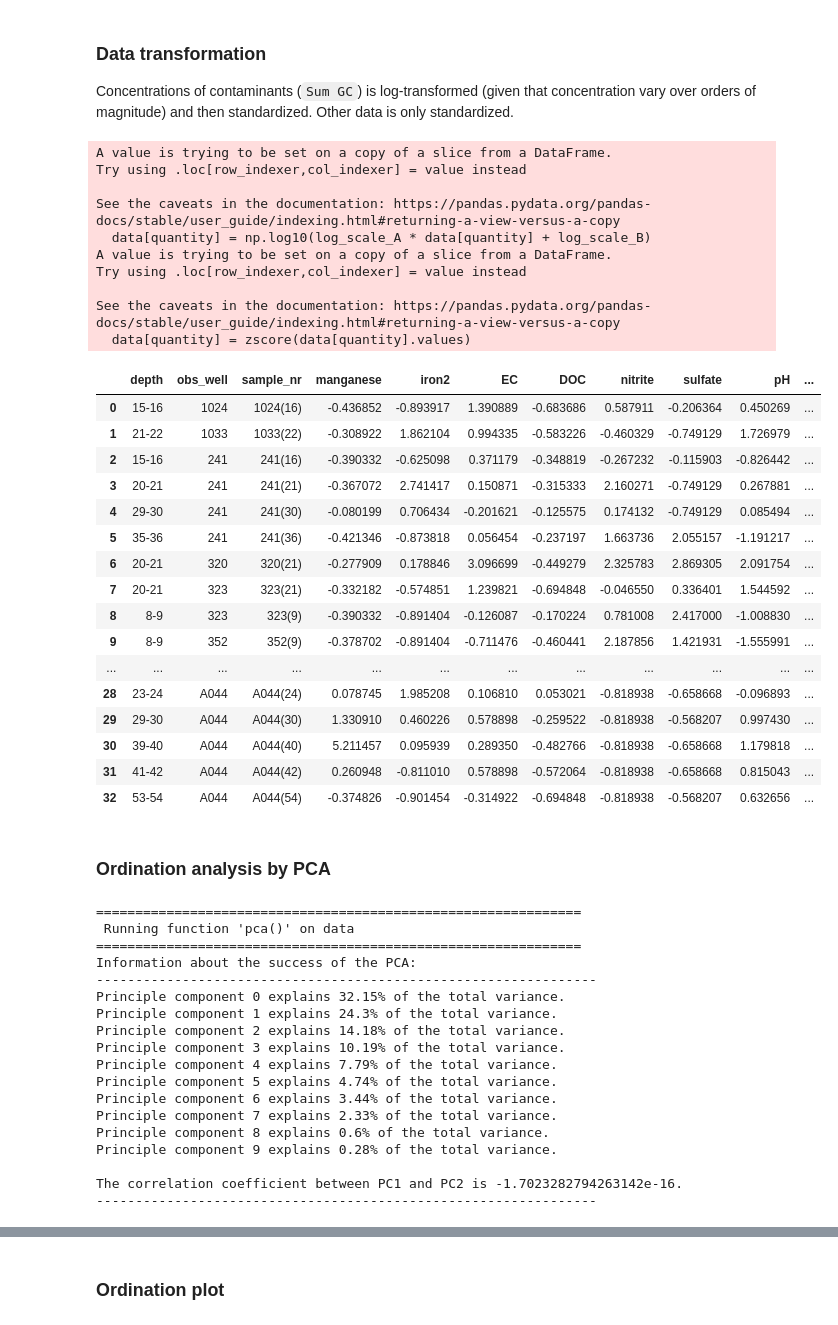
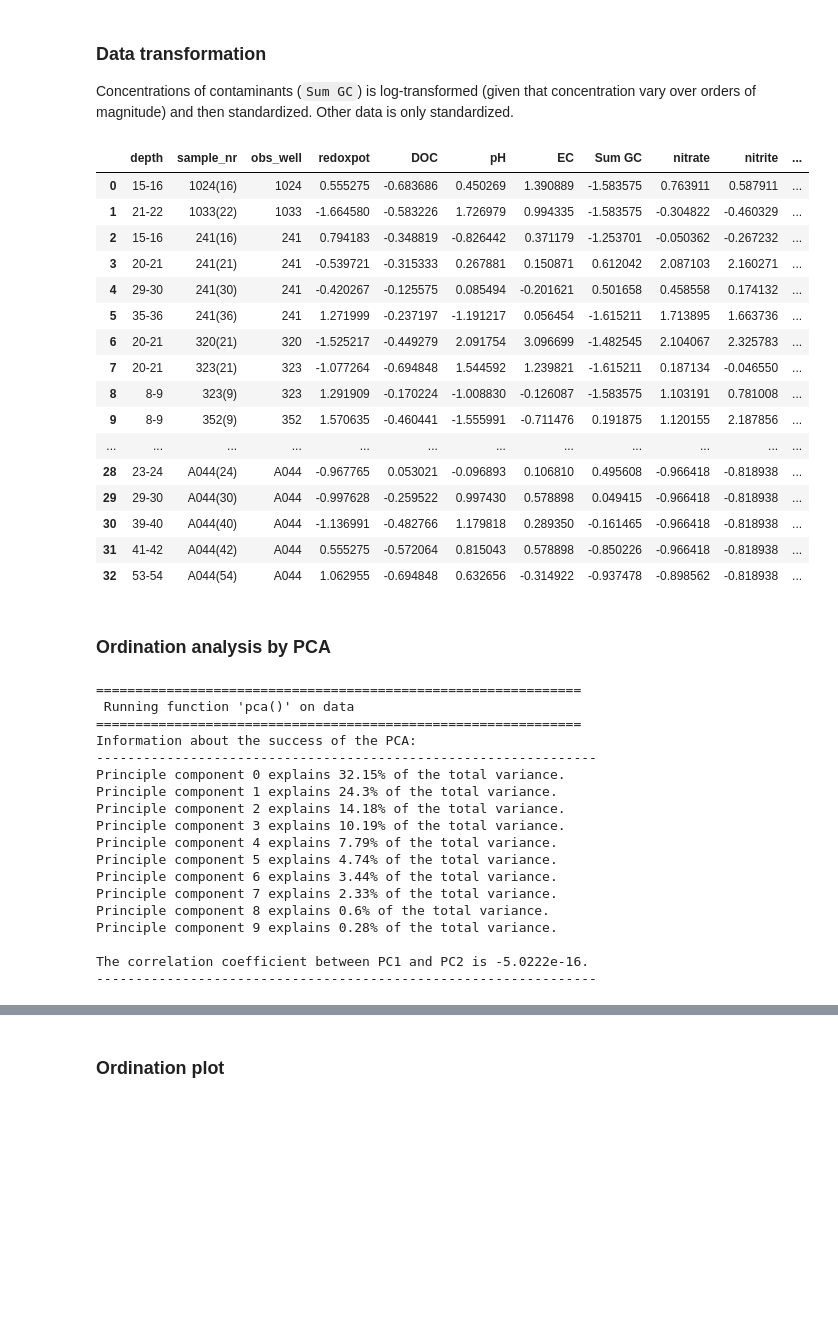
Before and after one commit to MiBiPreT/mibiscreen, a Jupyter notebook: examples/ex02_Amersfoort/example_02_amersfoort_ordination.ipynb, the cells around one changed output, grey strips where cells are left out. Cells and saved outputs as stored; diff of their text form; code cells hidden in the pictures; blank space fills up the shorter version.

Commit message:
update notebook example and extend documentation and explanation

```diff
--- a/examples/ex02_Amersfoort/example_02_amersfoort_ordination.ipynb
+++ b/examples/ex02_Amersfoort/example_02_amersfoort_ordination.ipynb
@@ -85,10 +95,9 @@ variables_2 = standard_names(['nitrate','pH','nitrite','sulfate','Redox','EC','D
 # %% [markdown]
 Extracting data of interest from data frame. All other quantities are removed, since only columns of interest should be passed to ordination analysis routines.
 # %%
-data_null = extract_data(data,
-             name_list = variables_1 + variables_2,
-             keep_setting_data = True,
-             inplace = True)
+data_ordination = extract_data(data,
+                               name_list = variables_1 + variables_2,
+                               keep_setting_data = True)
 # %% [markdown]
 Cleaning data, i.e. remove all sites where measurements are missing for any of the quantities
 # %%
@@ -127,55 +116,46 @@ See the caveats in the documentation: https://pandas.pydata.org/pandas-docs/stab
 Concentrations of contaminants (`Sum GC`) is log-transformed (given that concentration vary over orders of magnitude) and then standardized.
 Other data is only standardized.
 # %%
-transform_values(data_null,
+data_transformed = transform_values(data_ordination,
                  name_list = variables_1,
                  how = 'log_scale',
                  inplace = True,
                  )
 
-transform_values(data_null,
+data_transformed = transform_values(data_ordination,
                   name_list = variables_1,
                   how = 'standardize',
                   inplace = True,
                   )
 
-transform_values(data_null,
+data_transformed = transform_values(data_ordination,
                   name_list = variables_2,
                   how = 'standardize',
                   inplace = True,
                 )
+display(data_transformed)
 # %% [output]
-A value is trying to be set on a copy of a slice from a DataFrame.
-Try using .loc[row_indexer,col_indexer] = value instead
-
-See the caveats in the documentation: https://pandas.pydata.org/pandas-docs/stable/user_guide/indexing.html#returning-a-view-versus-a-copy
-  data[quantity] = np.log10(log_scale_A * data[quantity] + log_scale_B)
-A value is trying to be set on a copy of a slice from a DataFrame.
-Try using .loc[row_indexer,col_indexer] = value instead
-
-See the caveats in the documentation: https://pandas.pydata.org/pandas-docs/stable/user_guide/indexing.html#returning-a-view-versus-a-copy
-  data[quantity] = zscore(data[quantity].values)
-|  | depth | obs_well | sample_nr | manganese | iron2 | EC | DOC | nitrite | sulfate | pH | ... |
-| 0 | 15-16 | 1024 | 1024(16) | -0.436852 | -0.893917 | 1.390889 | -0.683686 | 0.587911 | -0.206364 | 0.450269 | ... |
-| 1 | 21-22 | 1033 | 1033(22) | -0.308922 | 1.862104 | 0.994335 | -0.583226 | -0.460329 | -0.749129 | 1.726979 | ... |
-| 2 | 15-16 | 241 | 241(16) | -0.390332 | -0.625098 | 0.371179 | -0.348819 | -0.267232 | -0.115903 | -0.826442 | ... |
-| 3 | 20-21 | 241 | 241(21) | -0.367072 | 2.741417 | 0.150871 | -0.315333 | 2.160271 | -0.749129 | 0.267881 | ... |
-| 4 | 29-30 | 241 | 241(30) | -0.080199 | 0.706434 | -0.201621 | -0.125575 | 0.174132 | -0.749129 | 0.085494 | ... |
-| 5 | 35-36 | 241 | 241(36) | -0.421346 | -0.873818 | 0.056454 | -0.237197 | 1.663736 | 2.055157 | -1.191217 | ... |
-| 6 | 20-21 | 320 | 320(21) | -0.277909 | 0.178846 | 3.096699 | -0.449279 | 2.325783 | 2.869305 | 2.091754 | ... |
-| 7 | 20-21 | 323 | 323(21) | -0.332182 | -0.574851 | 1.239821 | -0.694848 | -0.046550 | 0.336401 | 1.544592 | ... |
-| 8 | 8-9 | 323 | 323(9) | -0.390332 | -0.891404 | -0.126087 | -0.170224 | 0.781008 | 2.417000 | -1.008830 | ... |
-| 9 | 8-9 | 352 | 352(9) | -0.378702 | -0.891404 | -0.711476 | -0.460441 | 2.187856 | 1.421931 | -1.555991 | ... |
+|  | depth | sample_nr | obs_well | redoxpot | DOC | pH | EC | Sum GC | nitrate | nitrite | ... |
+| 0 | 15-16 | 1024(16) | 1024 | 0.555275 | -0.683686 | 0.450269 | 1.390889 | -1.583575 | 0.763911 | 0.587911 | ... |
+| 1 | 21-22 | 1033(22) | 1033 | -1.664580 | -0.583226 | 1.726979 | 0.994335 | -1.583575 | -0.304822 | -0.460329 | ... |
+| 2 | 15-16 | 241(16) | 241 | 0.794183 | -0.348819 | -0.826442 | 0.371179 | -1.253701 | -0.050362 | -0.267232 | ... |
+| 3 | 20-21 | 241(21) | 241 | -0.539721 | -0.315333 | 0.267881 | 0.150871 | 0.612042 | 2.087103 | 2.160271 | ... |
+| 4 | 29-30 | 241(30) | 241 | -0.420267 | -0.125575 | 0.085494 | -0.201621 | 0.501658 | 0.458558 | 0.174132 | ... |
+| 5 | 35-36 | 241(36) | 241 | 1.271999 | -0.237197 | -1.191217 | 0.056454 | -1.615211 | 1.713895 | 1.663736 | ... |
+| 6 | 20-21 | 320(21) | 320 | -1.525217 | -0.449279 | 2.091754 | 3.096699 | -1.482545 | 2.104067 | 2.325783 | ... |
+| 7 | 20-21 | 323(21) | 323 | -1.077264 | -0.694848 | 1.544592 | 1.239821 | -1.615211 | 0.187134 | -0.046550 | ... |
+| 8 | 8-9 | 323(9) | 323 | 1.291909 | -0.170224 | -1.008830 | -0.126087 | -1.583575 | 1.103191 | 0.781008 | ... |
+| 9 | 8-9 | 352(9) | 352 | 1.570635 | -0.460441 | -1.555991 | -0.711476 | 0.191875 | 1.120155 | 2.187856 | ... |
 | ... | ... | ... | ... | ... | ... | ... | ... | ... | ... | ... | ... |
-| 28 | 23-24 | A044 | A044(24) | 0.078745 | 1.985208 | 0.106810 | 0.053021 | -0.818938 | -0.658668 | -0.096893 | ... |
-| 29 | 29-30 | A044 | A044(30) | 1.330910 | 0.460226 | 0.578898 | -0.259522 | -0.818938 | -0.568207 | 0.997430 | ... |
-| 30 | 39-40 | A044 | A044(40) | 5.211457 | 0.095939 | 0.289350 | -0.482766 | -0.818938 | -0.658668 | 1.179818 | ... |
-| 31 | 41-42 | A044 | A044(42) | 0.260948 | -0.811010 | 0.578898 | -0.572064 | -0.818938 | -0.658668 | 0.815043 | ... |
-| 32 | 53-54 | A044 | A044(54) | -0.374826 | -0.901454 | -0.314922 | -0.694848 | -0.818938 | -0.568207 | 0.632656 | ... |
+| 28 | 23-24 | A044(24) | A044 | -0.967765 | 0.053021 | -0.096893 | 0.106810 | 0.495608 | -0.966418 | -0.818938 | ... |
+| 29 | 29-30 | A044(30) | A044 | -0.997628 | -0.259522 | 0.997430 | 0.578898 | 0.049415 | -0.966418 | -0.818938 | ... |
+| 30 | 39-40 | A044(40) | A044 | -1.136991 | -0.482766 | 1.179818 | 0.289350 | -0.161465 | -0.966418 | -0.818938 | ... |
+| 31 | 41-42 | A044(42) | A044 | 0.555275 | -0.572064 | 0.815043 | 0.578898 | -0.850226 | -0.966418 | -0.818938 | ... |
+| 32 | 53-54 | A044(54) | A044 | 1.062955 | -0.694848 | 0.632656 | -0.314922 | -0.937478 | -0.898562 | -0.818938 | ... |
 # %% [markdown]
 ### Ordination analysis by PCA
 # %%
-ordination_output = pca(data_null,
+ordination_output = pca(data_ordination,
                         independent_variables = variables_1+variables_2,
                         verbose = True)
 # %% [output]
@@ -195,5 +175,5 @@ Principle component 7 explains 2.33% of the total variance.
 Principle component 8 explains 0.6% of the total variance.
 Principle component 9 explains 0.28% of the total variance.
 
-The correlation coefficient between PC1 and PC2 is -1.7023282794263142e-16.
+The correlation coefficient between PC1 and PC2 is -5.0222e-16.
 ----------------------------------------------------------------
```
Also changed, not shown: parts of 9 cells of this notebook.
